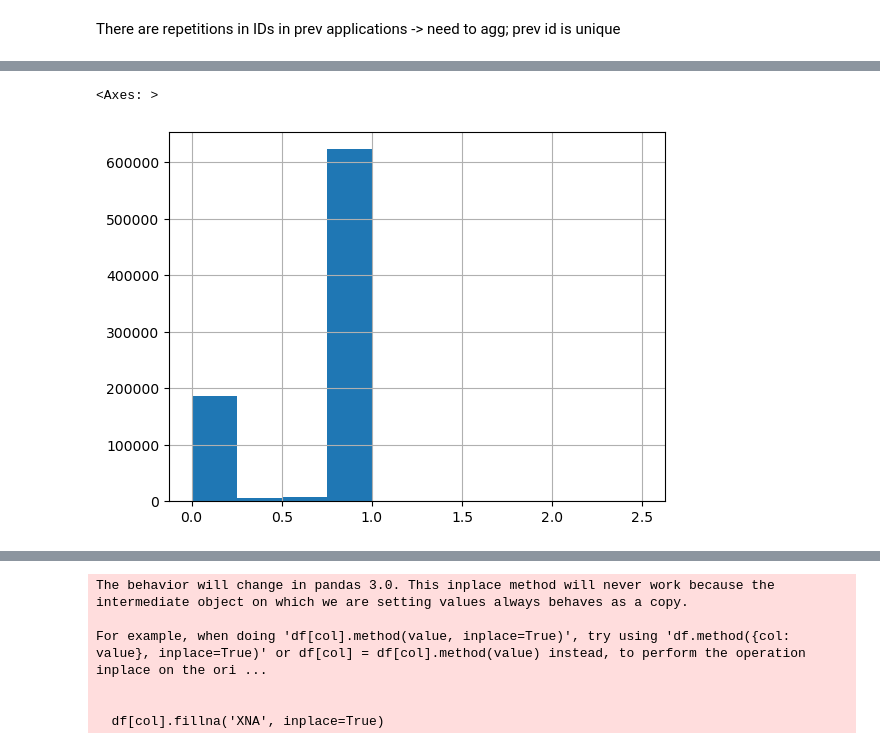
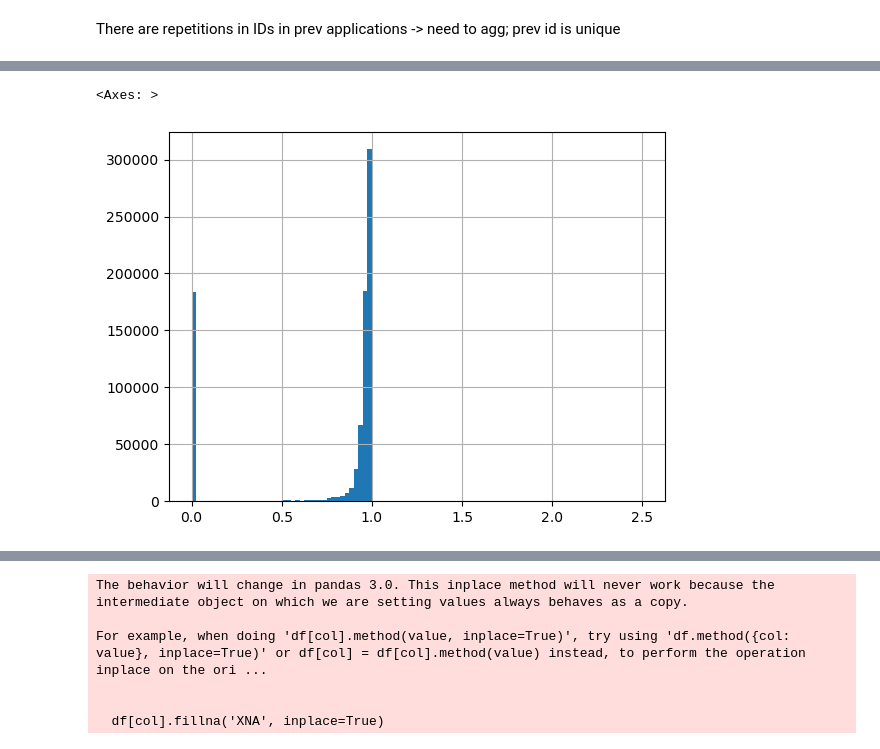
Before and after one commit to hung20gg/datavis_final, a Jupyter notebook: eda/feattt.ipynb, the cells around one changed output, grey strips where cells are left out. Saved outputs shown, nothing was run; the diff lists cells and outputs as text; code cells hidden in the pictures.

```diff
--- a/eda/feattt.ipynb
+++ b/eda/feattt.ipynb
@@ -54,6 +54,8 @@ Data columns (total 38 columns):
  37  DATE_DIFF                    852595 non-null   float64
 dtypes: float64(16), int64(6), object(16)
 memory usage: 409.9+ MB
+# %%
+prev_app['FLAG_LAST_APPL_PER_CONTRACT'] = prev_app['FLAG_LAST_APPL_PER_CONTRACT'].map({'Y': 1, 'N': 0}).astype(int)
 # %%
 def display_missing_data_info(dataframe, ascending=False):
     missing_values_count = dataframe.isnull().sum()
@@ -152,3 +159,5 @@ prev_app['DURATION'] = prev_app['DAYS_TERMINATION'] - prev_app['DAYS_FIRST_DUE']
 prev_app['LIFETIME_LOAN'] = prev_app['DAYS_TERMINATION'] > 16000
 
 prev_app['FINISH_RATE'] = (prev_app['ACTUAL_DURATION'] / prev_app['DURATION']) * (1 - prev_app['ACTIVE']) * (1 - prev_app['LIFETIME_LOAN'])
+# %%
+prev_app['NAME_CASH_LOAN_PURPOSE'].replace({'Wedding / gift / holiday':'Journey', 'Hobby': 'Other'}, inplace=True)
@@ -155,5 +171,5 @@ prev_app['FINISH_RATE'] = (prev_app['ACTUAL_DURATION'] / prev_app['DURATION']) *
 # %%
-prev_app['FINISH_RATE'].hist()
+prev_app['FINISH_RATE'].hist(bins=100)
 # %% [output]
 <Axes: >
-[figure, old version]
+[figure, new version]
```
Also changed, not shown: parts of 25 cells of this notebook, 24 other files.
